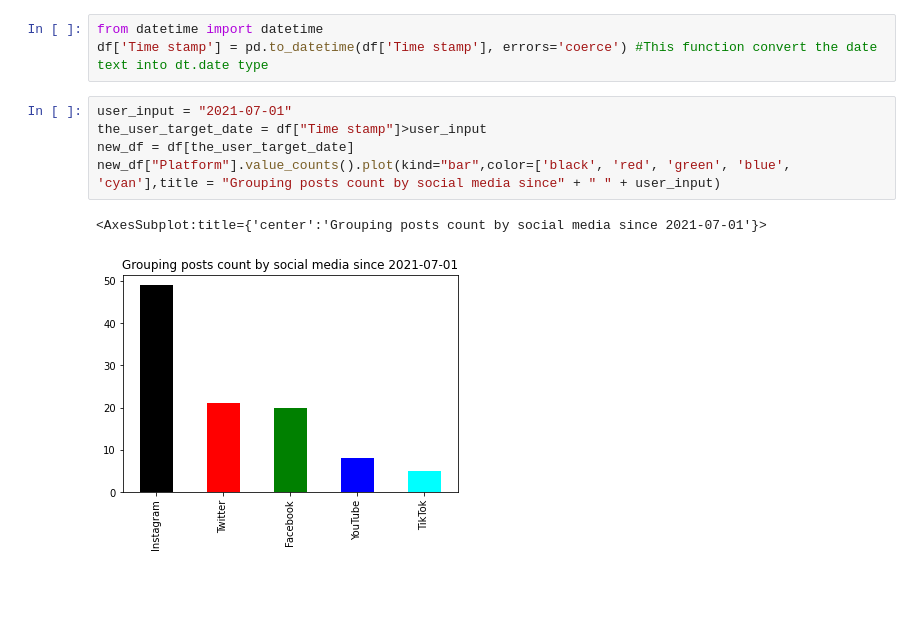
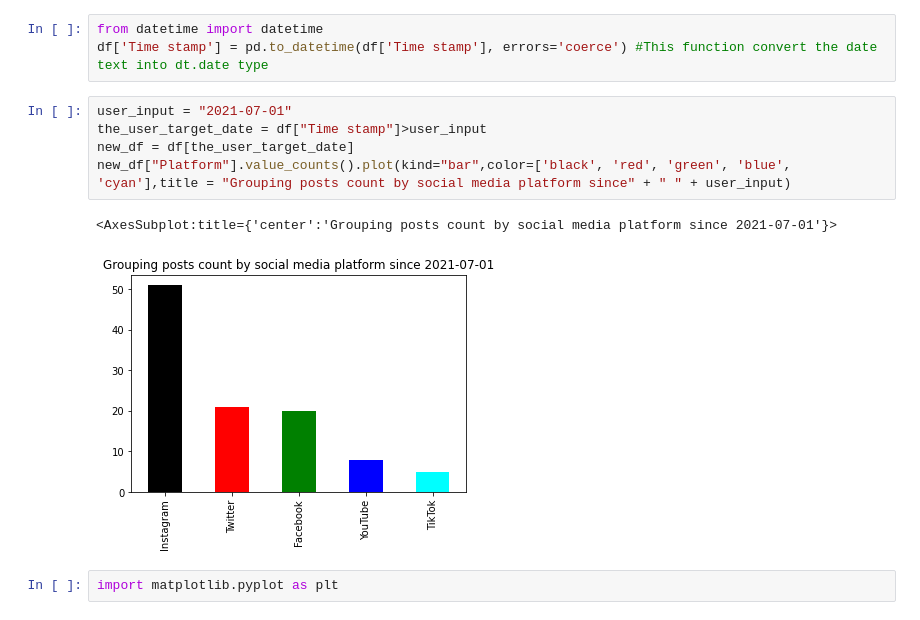
Before and after one commit to zackb124/Data-analysis-project-FOA, a Jupyter notebook: Code_for_final_project_excel.ipynb, the cells around one changed output. Cells and saved outputs as stored; diff of their text form; blank space fills up the shorter version.

Commit message:
Added the 2nd graph

```diff
--- a/Code_for_final_project_excel.ipynb
+++ b/Code_for_final_project_excel.ipynb
@@ -52,8 +52,10 @@ df['Time stamp'] = pd.to_datetime(df['Time stamp'], errors='coerce') #This funct
 # %%
 user_input = "2021-07-01"
 the_user_target_date = df["Time stamp"]>user_input
 new_df = df[the_user_target_date]
-new_df["Platform"].value_counts().plot(kind="bar",color=['black', 'red', 'green', 'blue', 'cyan'],title = "Grouping posts count by social media since" + " " + user_input)
+new_df["Platform"].value_counts().plot(kind="bar",color=['black', 'red', 'green', 'blue', 'cyan'],title = "Grouping posts count by social media platform since" + " " + user_input)
 # %% [output]
-<AxesSubplot:title={'center':'Grouping posts count by social media since 2021-07-01'}>
+<AxesSubplot:title={'center':'Grouping posts count by social media platform since 2021-07-01'}>
-[figure, old version]
+[figure, new version]
+# %%
+import matplotlib.pyplot as plt
```
Also changed, not shown: parts of 2 cells of this notebook.
